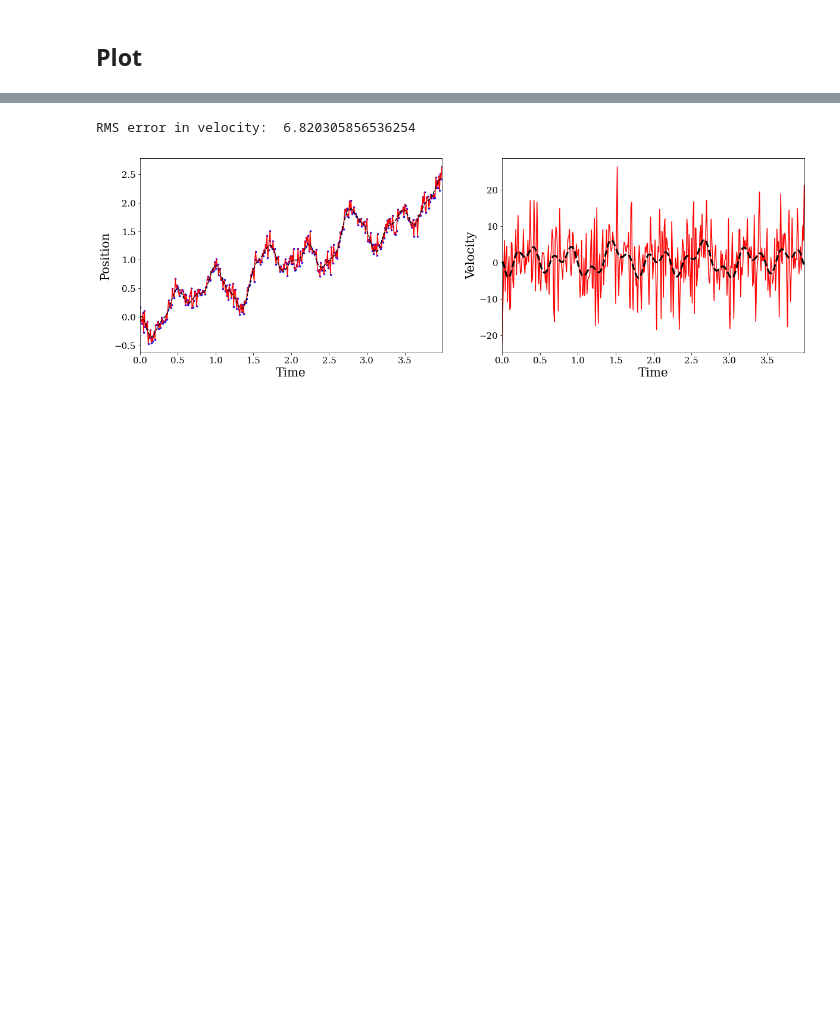
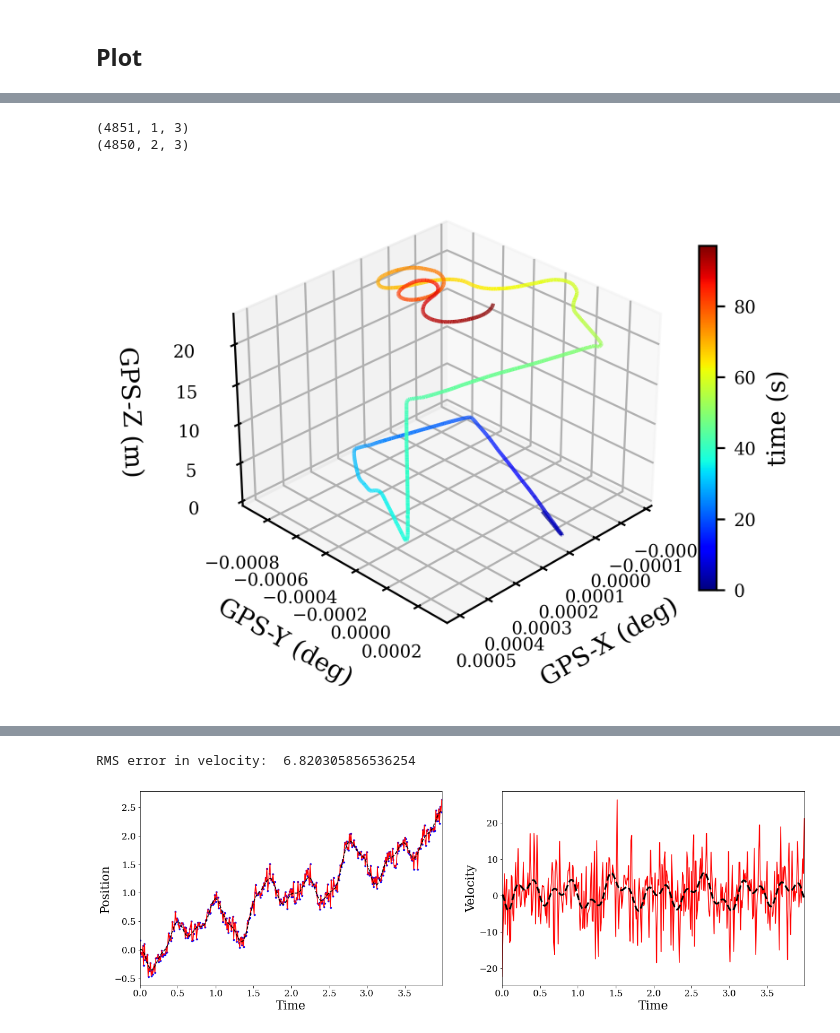
Before and after one commit to BenCellini/wind-sense-analysis, a Jupyter notebook: notebooks/process_data.ipynb, the cells around one changed output, grey strips where cells are left out. Drawn from its saved outputs; the diff is of its cells as text; code cells hidden in the pictures; blank space fills up the shorter version.

```diff
--- a/notebooks/process_data.ipynb
+++ b/notebooks/process_data.ipynb
@@ -448,3 +656,61 @@ plt.show()
+# %%
+x = np.squeeze(np.array(df.xpos)) / 1000
+y = np.squeeze(np.array(df.ypos)) / 1000
+z = np.squeeze(np.array(df.zpos)) / 1000
+z = z - z[0]
+t = np.squeeze(np.array(df.t))
+
+# generate a list of (x,y,z) points
+points = np.array([x,y,z]).transpose().reshape(-1,1,3)
+print(points.shape)  # Out: (len(x),1,3)
+
+# set up a list of segments
+segs = np.concatenate([points[:-1],points[1:]],axis=1)
+print(segs.shape)  # Out: ( len(x)-1, 2, 3 )
+                  # see what we've done here -- we've mapped our (x,y,z)
+                  # points to an array of segment start/end coordinates.
+                  # segs[i,0,:] == segs[i-1,1,:]
+
+# make the collection of segments
+lc = Line3DCollection(segs, cmap=plt.get_cmap('jet'))
+lc.set_array(t) # color the segments by our parameter
+
+fig = plt.figure(figsize=(8,6), dpi=400)
+ax = fig.add_subplot(111, projection='3d')
+ax.add_collection3d(lc)
+
+cbar = fig.colorbar(lc, ax=ax, shrink=0.4)
+cbar.set_label('time (s)')
+cbar.ax.tick_params(labelsize=7)
+
+ax.set_xlim(x.min(), x.max())
+ax.set_ylim(y.min(), y.max())
+ax.set_zlim(z.min(), z.max())
+
+ax.tick_params(axis='x', labelsize=7)
+ax.tick_params(axis='y', labelsize=7)
+ax.tick_params(axis='z', labelsize=7)
+
+ax.set_xlabel('GPS-X (deg)')
+ax.set_ylabel('GPS-Y (deg)')
+ax.set_zlabel('GPS-Z (m)')
+ax.view_init(elev=30, azim=45)
+
+left  = 0.5  # the left side of the subplots of the figure
+right = 0.9    # the right side of the subplots of the figure
+bottom = 0.1   # the bottom of the subplots of the figure
+top = 0.9      # the top of the subplots of the figure
+wspace = 0.3   # the amount of width reserved for blank space between subplots
+hspace = 0.1   # the amount of height reserved for white space between subplots
+
+plt.subplots_adjust(left=left, bottom=bottom, right=right, top=top, wspace=wspace, hspace=hspace)
+
+plt.savefig(figname + "_3D_GPS.png")
+plt.show()
+# %% [output]
+(4851, 1, 3)
+(4850, 2, 3)
+[figure, added]
 # %%
 kf, P0 = circKF_pos_vel(dt, sigma_a=2, sigma_y=50, sigma_p=0.9)
 
```
Also changed, not shown: parts of 13 cells of this notebook, 2 other files.
